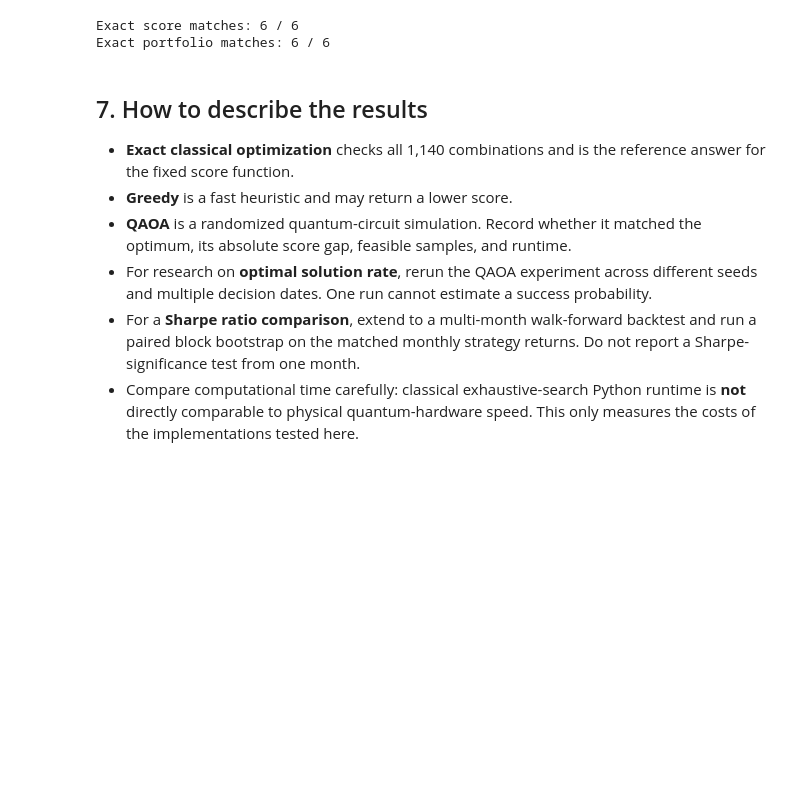
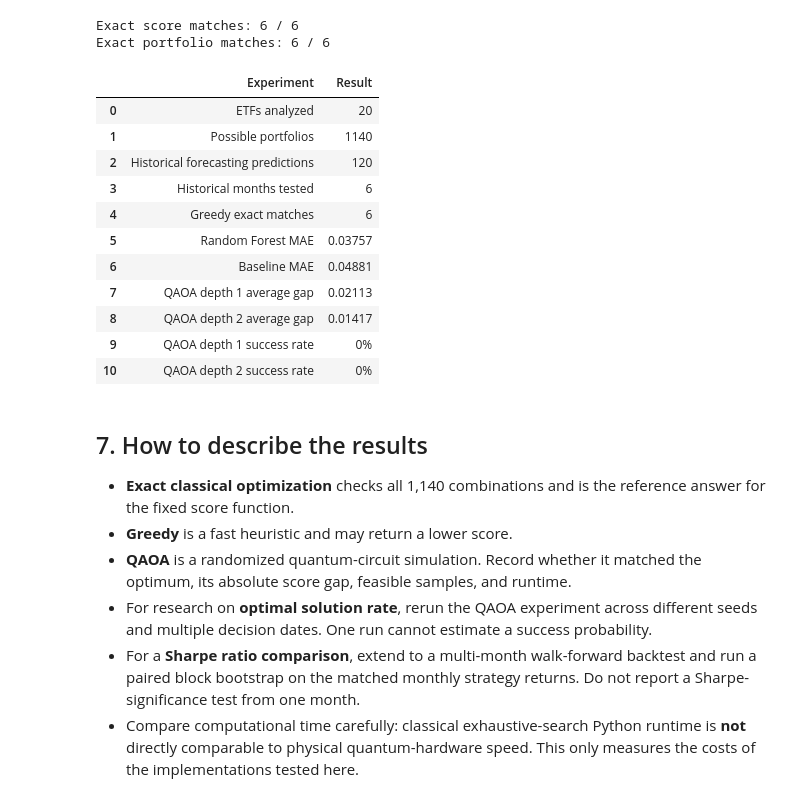
Before and after one commit to zachariahseaford/CECS-385-Research-Project, a Jupyter notebook: data/03_twenty_etf_exploration.ipynb, the cells around one changed output. Cells and saved outputs as stored; diff of their text form; code cells hidden in the pictures; blank space fills up the shorter version.

```diff
--- a/data/03_twenty_etf_exploration.ipynb
+++ b/data/03_twenty_etf_exploration.ipynb
@@ -1209,6 +1209,52 @@ print("Exact portfolio matches:",
 # %% [output]
 Exact score matches: 6 / 6
 Exact portfolio matches: 6 / 6
+# %%
+# Final research results summary
+
+research_summary = pd.DataFrame({
+    "Experiment": [
+        "ETFs analyzed",
+        "Possible portfolios",
+        "Historical forecasting predictions",
+        "Historical months tested",
+        "Greedy exact matches",
+        "Random Forest MAE",
+        "Baseline MAE",
+        "QAOA depth 1 average gap",
+        "QAOA depth 2 average gap",
+        "QAOA depth 1 success rate",
+        "QAOA depth 2 success rate"
+    ],
+    "Result": [
+        len(TICKERS),
+        len(all_portfolios),
+        len(forecast_df),
+        len(historical_df),
+        int((historical_df["greedy_gap"].abs() < 1e-10).sum()),
+        round(rf_mae, 5),
+        round(baseline_mae, 5),
+        round(summary.loc[1, "average_gap"], 5),
+        round(summary.loc[2, "average_gap"], 5),
+        f'{summary.loc[1, "optimal_rate"]:.0f}%',
+        f'{summary.loc[2, "optimal_rate"]:.0f}%'
+    ]
+})
+
+display(research_summary)
+# %% [output]
+|  | Experiment | Result |
+| 0 | ETFs analyzed | 20 |
+| 1 | Possible portfolios | 1140 |
+| 2 | Historical forecasting predictions | 120 |
+| 3 | Historical months tested | 6 |
+| 4 | Greedy exact matches | 6 |
+| 5 | Random Forest MAE | 0.03757 |
+| 6 | Baseline MAE | 0.04881 |
+| 7 | QAOA depth 1 average gap | 0.02113 |
+| 8 | QAOA depth 2 average gap | 0.01417 |
+| 9 | QAOA depth 1 success rate | 0% |
+| 10 | QAOA depth 2 success rate | 0% |
 # %% [markdown]
 ## 7. How to describe the results
 
```
Also changed, not shown: parts of 9 cells of this notebook, 1 other file.
